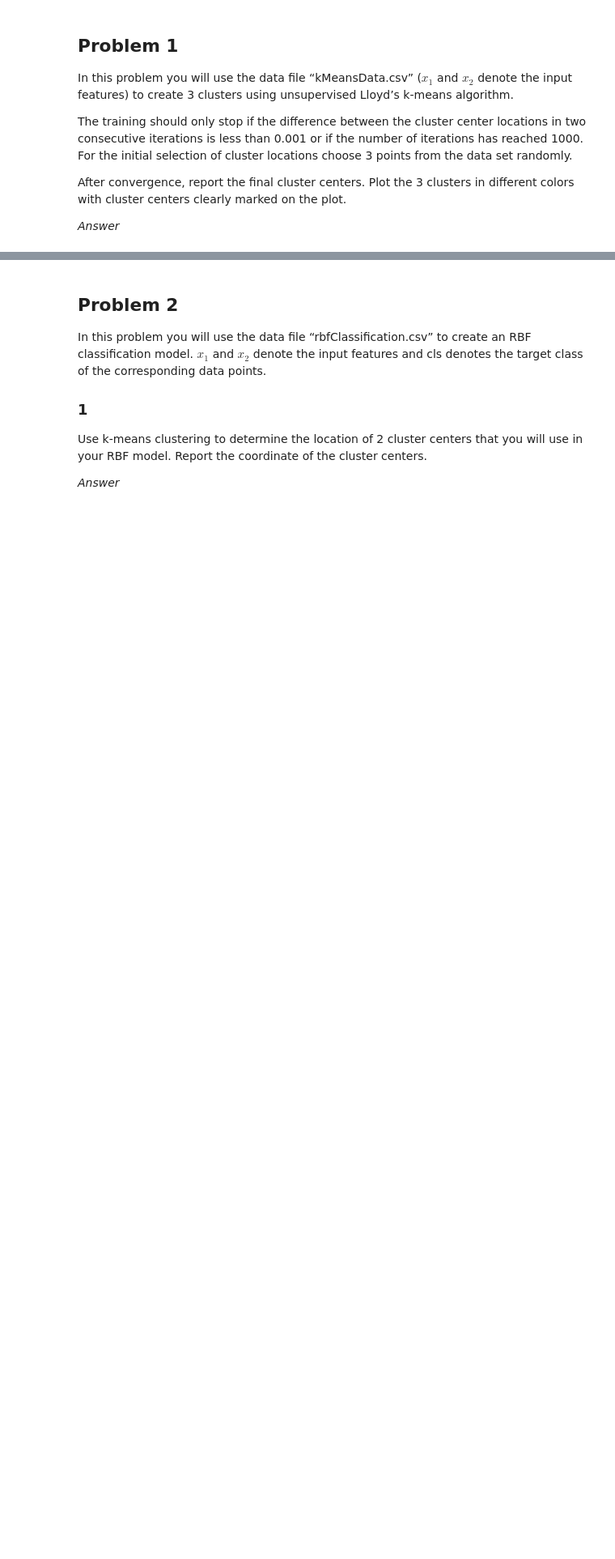
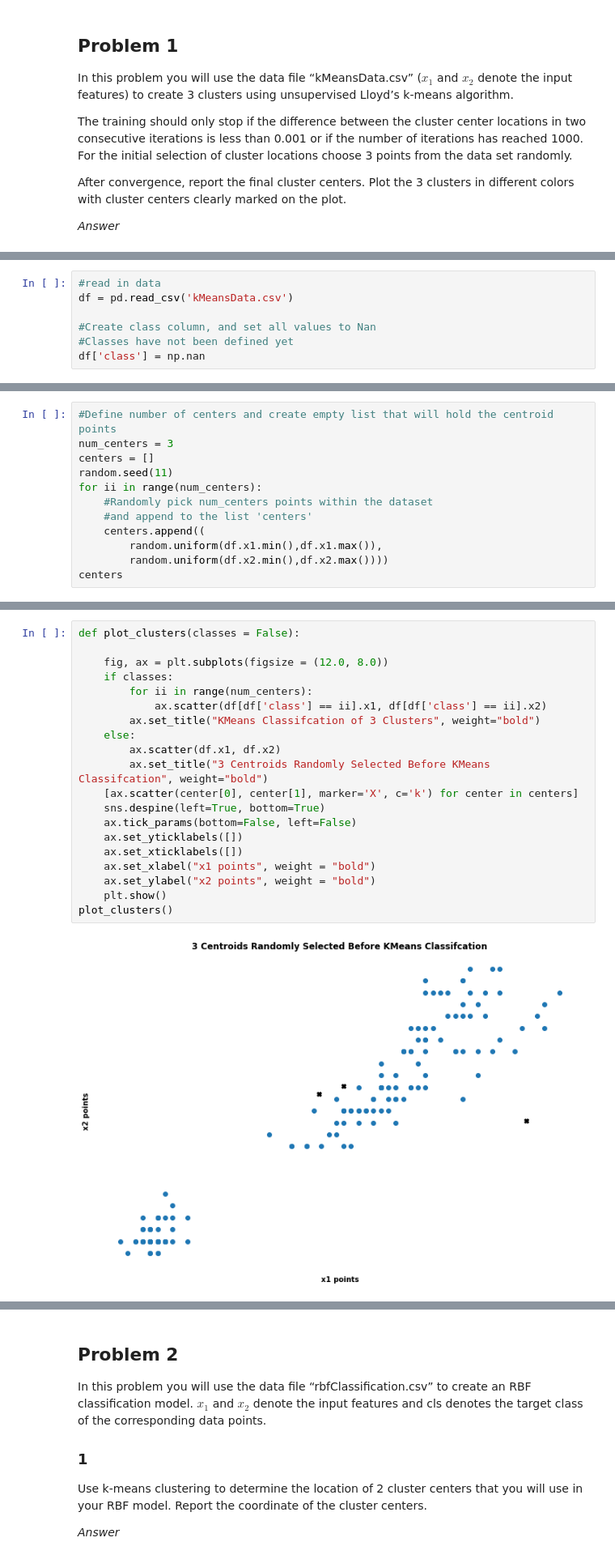
Before and after one commit to edalrami/machine-learning-hw3, a Jupyter notebook: MachineLearningHW3.ipynb, the cells around one changed output, grey strips where cells are left out. Shown at 81% size. Drawn from its saved outputs; the diff is of its cells as text; blank space fills up the shorter version.

```diff
--- a/MachineLearningHW3.ipynb
+++ b/MachineLearningHW3.ipynb
@@ -15,0 +26,7 @@ After convergence, report the final cluster centers. Plot the 3 clusters in diff
+# %%
+#read in data
+df = pd.read_csv('kMeansData.csv')
+
+#Create class column, and set all values to Nan
+#Classes have not been defined yet
+df['class'] = np.nan
@@ -15,0 +44,12 @@ After convergence, report the final cluster centers. Plot the 3 clusters in diff
+# %%
+#Define number of centers and create empty list that will hold the centroid points
+num_centers = 3
+centers = []
+random.seed(11)
+for ii in range(num_centers):
+    #Randomly pick num_centers points within the dataset
+    #and append to the list 'centers'
+    centers.append((
+        random.uniform(df.x1.min(),df.x1.max()),
+        random.uniform(df.x2.min(),df.x2.max())))
+centers
@@ -15,0 +60,22 @@ After convergence, report the final cluster centers. Plot the 3 clusters in diff
+# %%
+def plot_clusters(classes = False):
+
+    fig, ax = plt.subplots(figsize = (12.0, 8.0))
+    if classes:
+        for ii in range(num_centers):
+            ax.scatter(df[df['class'] == ii].x1, df[df['class'] == ii].x2)
+        ax.set_title("KMeans Classifcation of 3 Clusters", weight="bold")
+    else:
+        ax.scatter(df.x1, df.x2)
+        ax.set_title("3 Centroids Randomly Selected Before KMeans Classifcation", weight="bold")
+    [ax.scatter(center[0], center[1], marker='X', c='k') for center in centers]
+    sns.despine(left=True, bottom=True)
+    ax.tick_params(bottom=False, left=False)
+    ax.set_yticklabels([])
+    ax.set_xticklabels([])
+    ax.set_xlabel("x1 points", weight = "bold")
+    ax.set_ylabel("x2 points", weight = "bold")
+    plt.show()
+plot_clusters()
+# %% [output]
+[figure, added]
```
Also changed, not shown: parts of 11 cells of this notebook.
